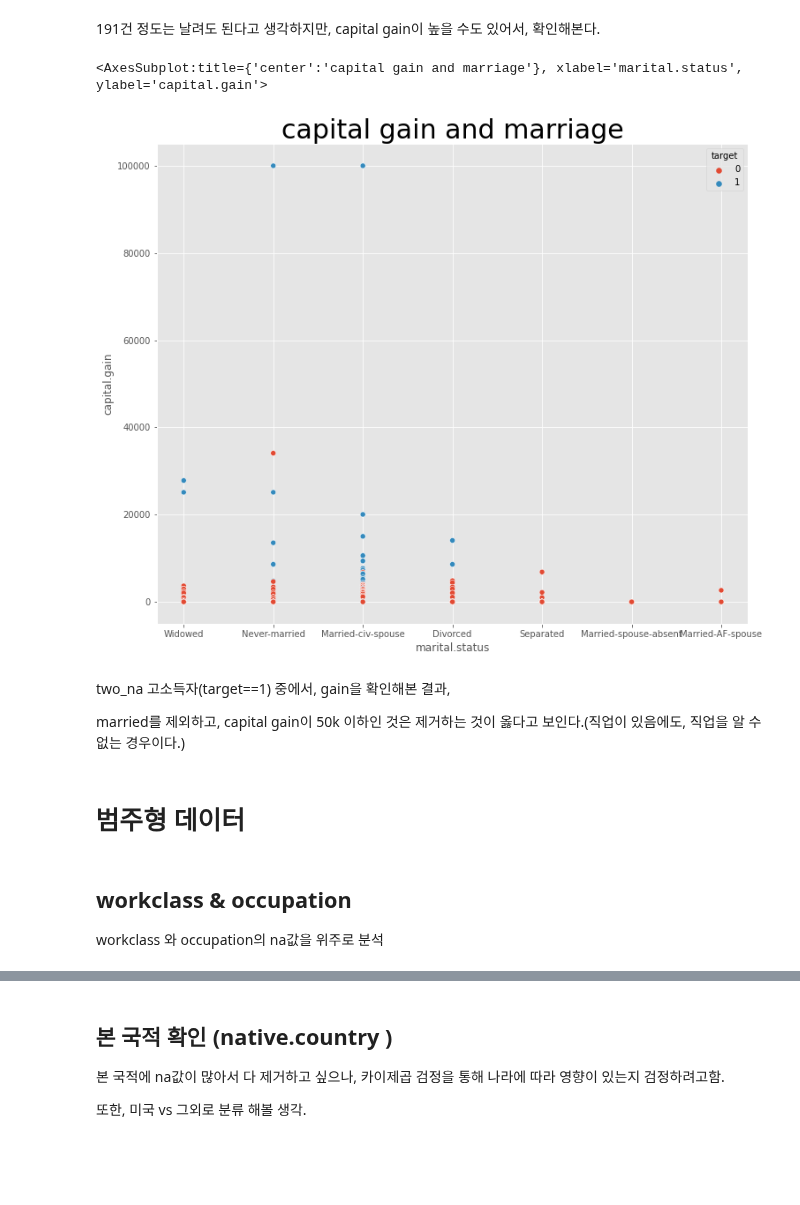
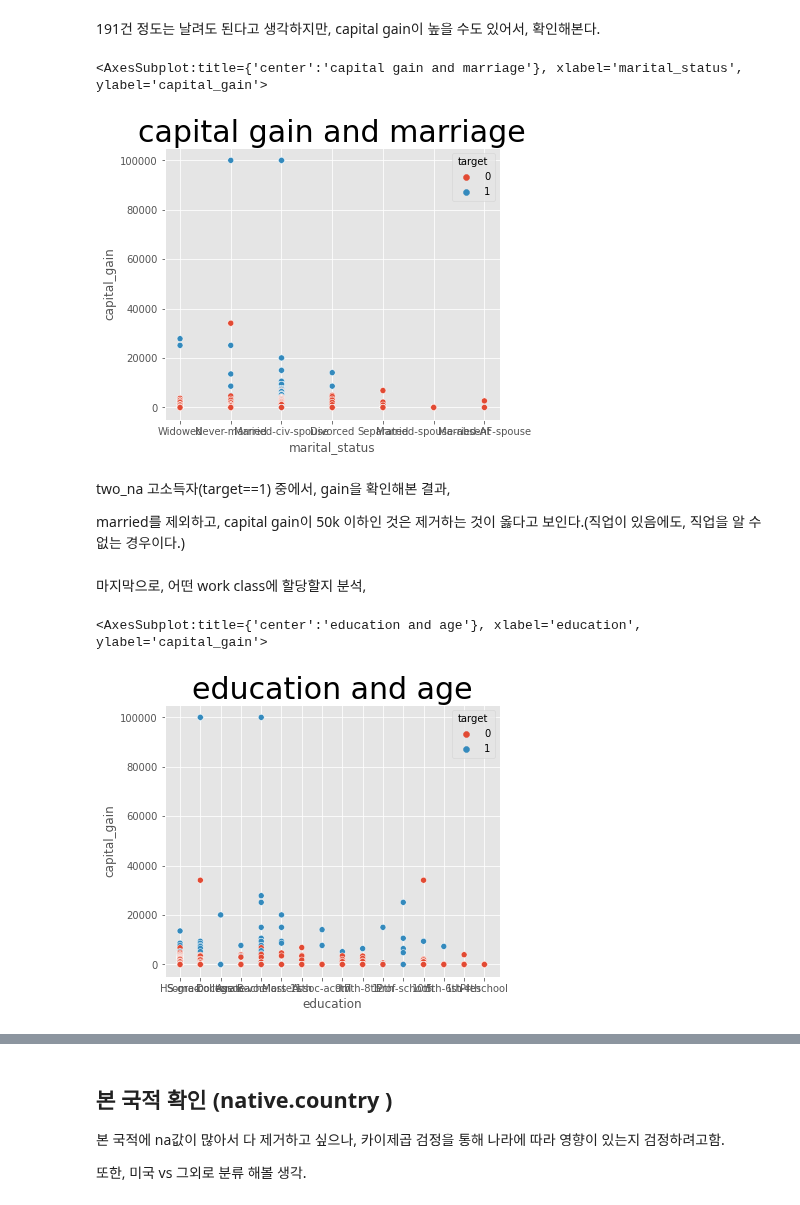
Before and after one commit to bub3690/dacon_study, a Jupyter notebook: income_prediction/EDA.ipynb, the cells around one changed output, grey strips where cells are left out. Saved outputs shown, nothing was run; the diff lists cells and outputs as text; code cells hidden in the pictures; blank space fills up the shorter version.

```diff
--- a/income_prediction/EDA.ipynb
+++ b/income_prediction/EDA.ipynb
@@ -57,6 +62,11 @@ plt.style.use("ggplot")
 train = pd.read_csv('./data/train.csv')
 test = pd.read_csv('./data/test.csv')
 #submission = pd.read_csv('./data/sample_submission.csv')
+# %%
+#컬럼명 변경
+# . 이 있으면 분석시 오류가 생겨서.
+train.columns = train.columns.str.replace('.','_')
+test.columns = test.columns.str.replace('.','_')
 # %%
 train
 # %% [output]
@@ -293,21 +309,25 @@ workclass & occupation 이 na지만, 고소득층인 경우 191
 # %% [markdown]
 191건 정도는 날려도 된다고 생각하지만, capital gain이 높을 수도 있어서, 확인해본다.
 # %%
-two_na_cate = two_na.drop(['id','workclass','occupation', 'age', 'fnlwgt', 'education.num', 'hours.per.week'],axis = 1) #범주형이 아닌 피쳐 drop
+two_na_cate = two_na.drop(['id','workclass','occupation', 'age', 'fnlwgt', 'education_num', 'hours_per_week'],axis = 1) #범주형이 아닌 피쳐 drop
 
-plt.figure(figsize=(12, 10))
+plt.figure(figsize=(6, 5))
 plt.title('capital gain and marriage', fontsize = 30)
-sns.scatterplot(x = 'marital.status',y= 'capital.gain', hue= 'target', data= two_na_cate)
+sns.scatterplot(x = 'marital_status',y= 'capital_gain', hue= 'target', data= two_na_cate)
 # %% [output]
-<AxesSubplot:title={'center':'capital gain and marriage'}, xlabel='marital.status', ylabel='capital.gain'>
+<AxesSubplot:title={'center':'capital gain and marriage'}, xlabel='marital_status', ylabel='capital_gain'>
-[figure, old version]
+[figure, new version]
 # %% [markdown]
 two_na 고소득자(target==1) 중에서, gain을 확인해본 결과,
 
 married를 제외하고, capital gain이 50k 이하인 것은 제거하는 것이 옳다고 보인다.(직업이 있음에도, 직업을 알 수 없는 경우이다.)
-# %% [markdown]
-# 범주형 데이터
-# %% [markdown]
-## workclass & occupation
-
-workclass 와 occupation의 na값을 위주로 분석
+# %% [markdown]
+마지막으로, 어떤 work class에 할당할지 분석,
+# %%
+
+plt.figure(figsize=(6, 5))
+plt.title('education and age', fontsize = 30)
+sns.scatterplot(x = 'education',y= 'capital_gain', hue= 'target', data= two_na_cate)
+# %% [output]
+<AxesSubplot:title={'center':'education and age'}, xlabel='education', ylabel='capital_gain'>
+[figure, added]
```
Also changed, not shown: parts of 97 cells of this notebook, 3 other files.
